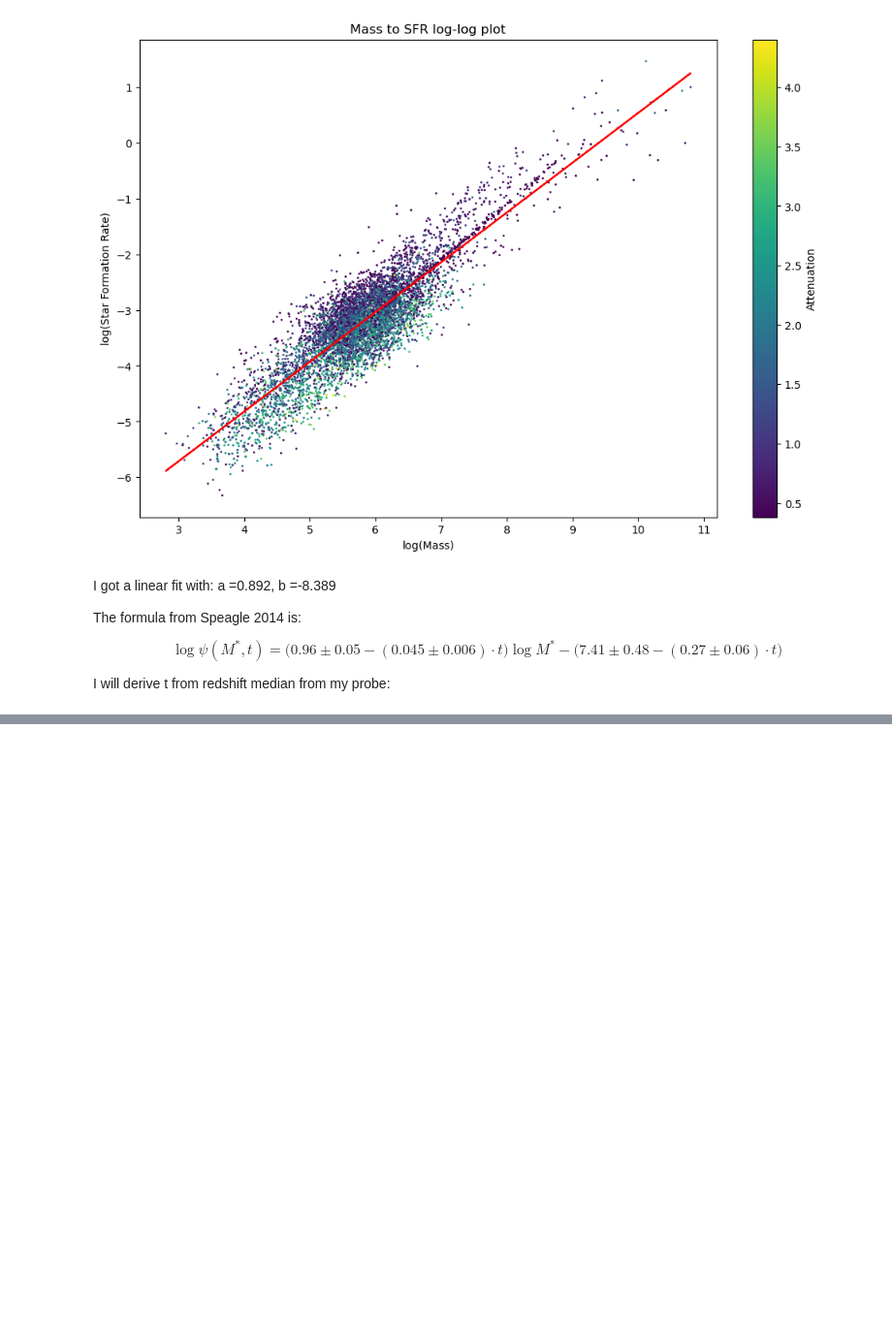
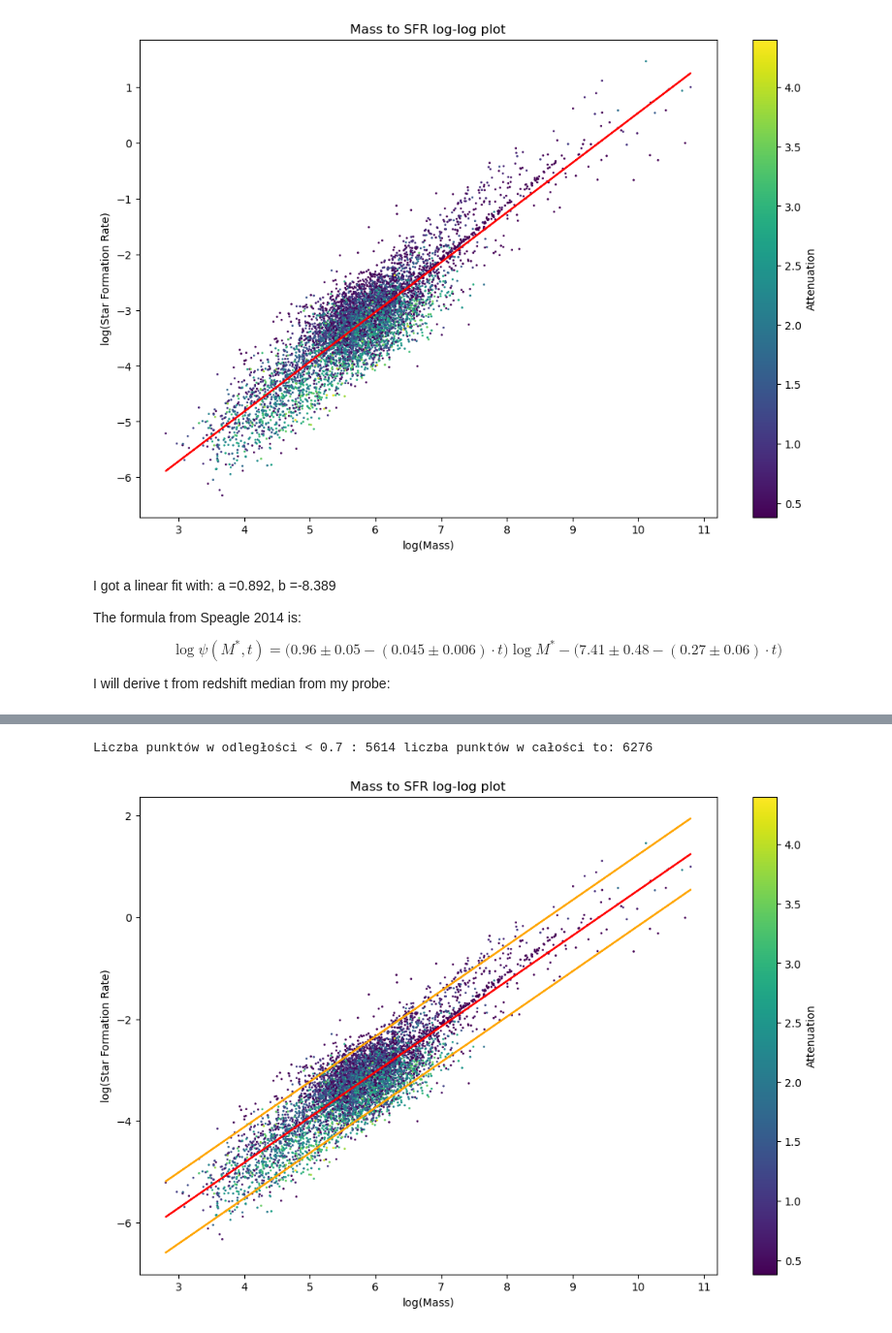
Before and after one commit to miwisniewsk/LSSTProject2, a Jupyter notebook: main_seq.ipynb, the cells around one changed output, grey strips where cells are left out. Shown at 97% size. Drawn from its saved outputs; the diff is of its cells as text; code cells hidden in the pictures; blank space fills up the shorter version.

```diff
--- a/main_seq.ipynb
+++ b/main_seq.ipynb
@@ -75,0 +203,32 @@ Age of the Universe at median z=0.200 is 11.275 Gyr
+# %%
+# Kod do liczenia odległości od lini
+
+d = 0.7 # odległośc od lini
+
+a, b = np.polyfit(log_mass, log_sfr, 1)
+
+linear_fit = a*log_mass + b
+
+# odległość od linii
+dist = np.abs(log_sfr - linear_fit)
+
+# ile punktów spełnia warunek
+count = np.sum(dist < d)
+total_count = np.size(linear_fit)
+
+print("Liczba punktów w odległości <", d, ":", count, "liczba punktów w całości to:", total_count)
+
+plt.figure(figsize=(12, 8))
+scatter = plt.scatter(log_mass, log_sfr, s=1, c=attenuation, cmap='viridis')
+cbar = plt.colorbar(scatter)
+cbar.set_label('Attenuation')
+plt.plot(log_mass, linear_fit, color = "red")
+plt.plot(log_mass, linear_fit - d, color = "orange")
+plt.plot(log_mass, linear_fit + d, color = "orange")
+plt.xlabel('log(Mass)')
+plt.ylabel('log(Star Formation Rate)')
+plt.title('Mass to SFR log-log plot')
+plt.show()
+# %% [output]
+Liczba punktów w odległości < 0.7 : 5614 liczba punktów w całości to: 6276
+[figure, added]
```
Also changed, not shown: parts of 5 cells of this notebook, 1 other file.
